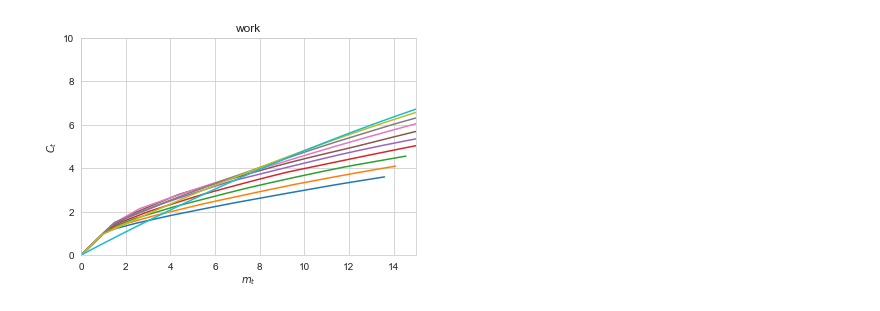
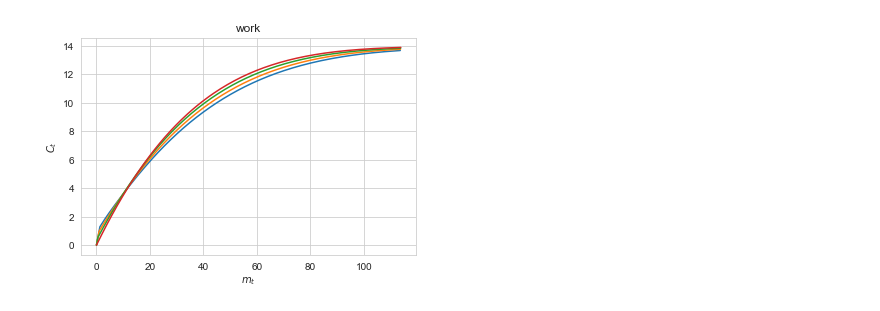
Before and after one commit to mathiassunesen/Speciale_retirement, a Jupyter notebook: Main/Frederik.ipynb, the cells around one changed output. Cells and saved outputs as stored; diff of their text form; code cells hidden in the pictures.

```diff
--- a/Main/Frederik.ipynb
+++ b/Main/Frederik.ipynb
@@ -119,7 +129,7 @@ cons_choice(model,[19,18,17,16,15,14],choice='retire')
-# %%
-cons_choice(model,[0,1,2,3,4,5,6,7,8,9],choice='work')
-# %% [output]
-[figure, removed]
+# %%
+cons_choice(model,[16,17,18,19,20],choice='work')
+# %% [output]
+[figure, added]
 # %%
 cons_choice(model,[7,8,9],choice='work')
 # %% [output]
```
Also changed, not shown: parts of 13 cells of this notebook, 10 other files.
